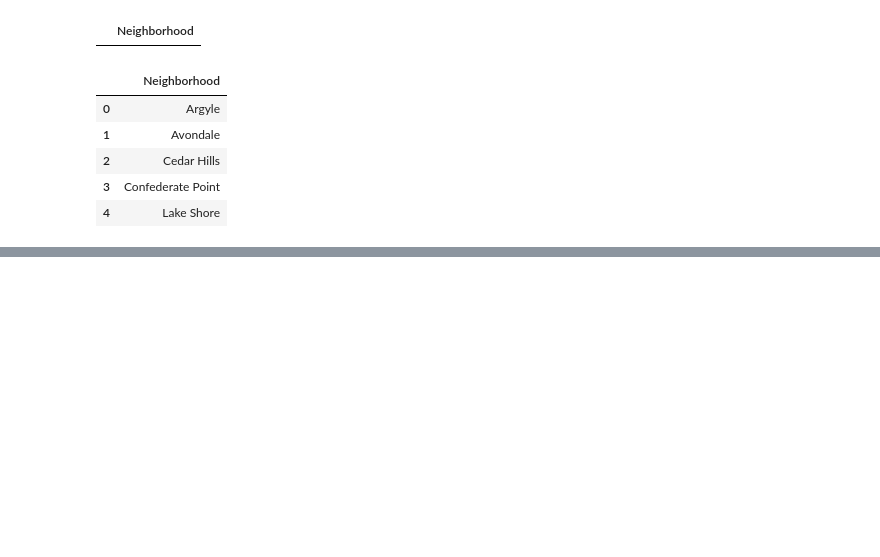
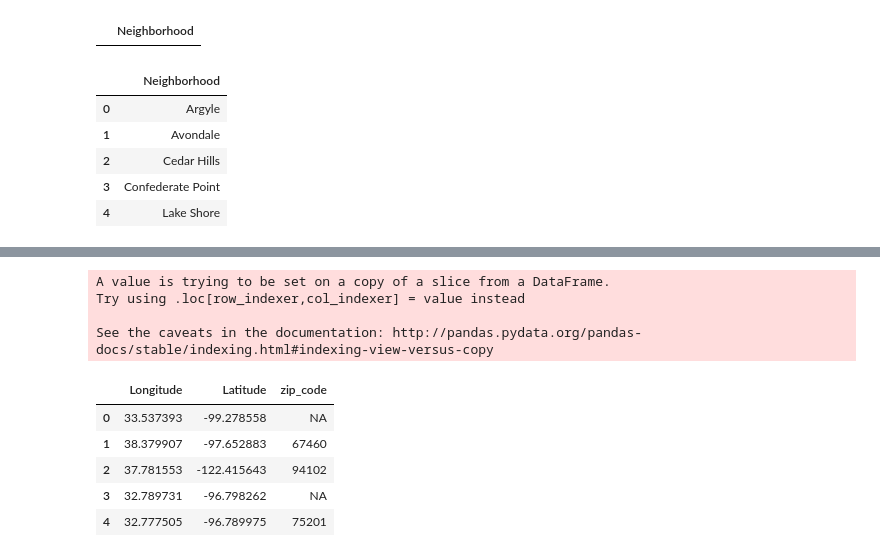
Before and after one commit to gtm1235/IBM_DS_Capstone, a Jupyter notebook: moving_challenge.ipynb, the cells around one changed output, grey strips where cells are left out. Saved outputs shown, nothing was run; the diff lists cells and outputs as text; code cells hidden in the pictures; blank space fills up the shorter version.

```diff
--- a/moving_challenge.ipynb
+++ b/moving_challenge.ipynb
@@ -191,0 +185,14 @@ zip_prac
+# %%
+dallas_neighborhoods_zip = get_lng_lat_zip(dallas_neighborhoods)
+dallas_neighborhoods_zip.head()
+# %% [output]
+A value is trying to be set on a copy of a slice from a DataFrame.
+Try using .loc[row_indexer,col_indexer] = value instead
+
+See the caveats in the documentation: http://pandas.pydata.org/pandas-docs/stable/indexing.html#indexing-view-versus-copy
+|  | Longitude | Latitude | zip_code |
+| 0 | 33.537393 | -99.278558 | NA |
+| 1 | 38.379907 | -97.652883 | 67460 |
+| 2 | 37.781553 | -122.415643 | 94102 |
+| 3 | 32.789731 | -96.798262 | NA |
+| 4 | 32.777505 | -96.789975 | 75201 |
```
Also changed, not shown: parts of 17 cells of this notebook.
